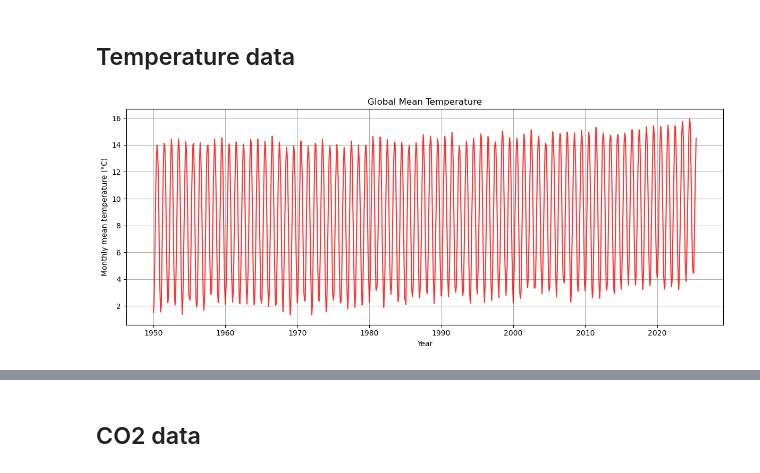
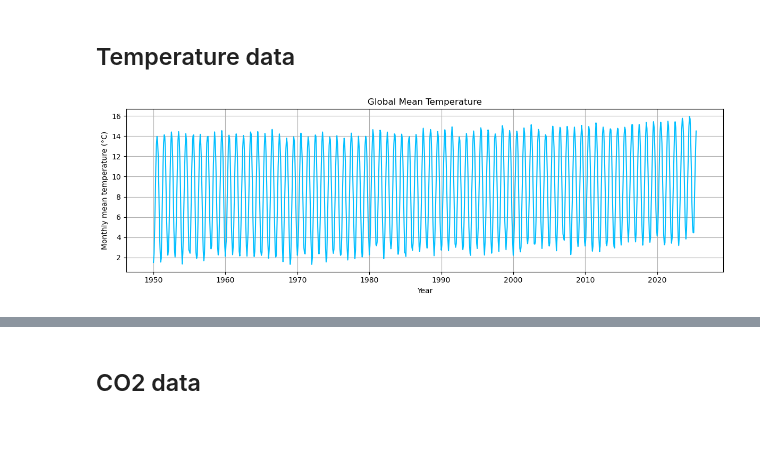
Before and after one commit to chivintar/causal-discovery, a Jupyter notebook: notebooks/climate_data.ipynb, the cells around one changed output, grey strips where cells are left out. Drawn from its saved outputs; the diff is of its cells as text; code cells hidden in the pictures; blank space fills up the shorter version.

```diff
--- a/notebooks/climate_data.ipynb
+++ b/notebooks/climate_data.ipynb
@@ -12,30 +12,30 @@ import xarray as xr
 # %%
 load_data = True
 # Below we make use of global mean Temperature from ERA5 Reanalysis data.
 if load_data == True:
     global_mean = pd.read_csv("../data/global_mm_temperature.csv", index_col="time", parse_dates=True).squeeze('columns')
     global_mean.name="temperature"
 else:
     era5path = r"C:\Users\camen\Desktop\capstone\data\data_stream-moda.nc"
     ds = xr.open_dataset(era5path)
     print(ds)
     # We only need the 2-meter air temperature (t2m) variable, averaged over the globe:
     t2m = ds['t2m'] # accessing xarray
     weights = np.cos(np.deg2rad(ds.latitude)) # computing spatial m ean, standard practice for nc files
     global_mean = t2m.weighted(weights).mean(dim=['latitude', 'longitude']) - 273.15
     global_mean = global_mean.to_series()
     global_mean.index = pd.to_datetime(global_mean.index)
     # Saving computations to csv for quick loading next time:
     weights.to_series().to_csv("../data/latitude_weights.csv", index_label="latitude")
     global_mean.to_csv("../data/global_mm_temperature.csv", index_label="time")
 
-plt.figure(figsize=(12, 5))
-plt.plot(global_mean, alpha=0.8, color='red')
+plt.figure(figsize=(12, 4))
+plt.plot(global_mean, color='deepskyblue')
 plt.title('Global Mean Temperature')
 plt.ylabel('Monthly mean temperature (°C)')
 plt.xlabel('Year')
 plt.grid(True)
 plt.tight_layout()
 plt.show()
 # %% [output]
-[figure, old version]
+[figure, new version]
```
Also changed, not shown: parts of 14 cells of this notebook, 2 other files.
